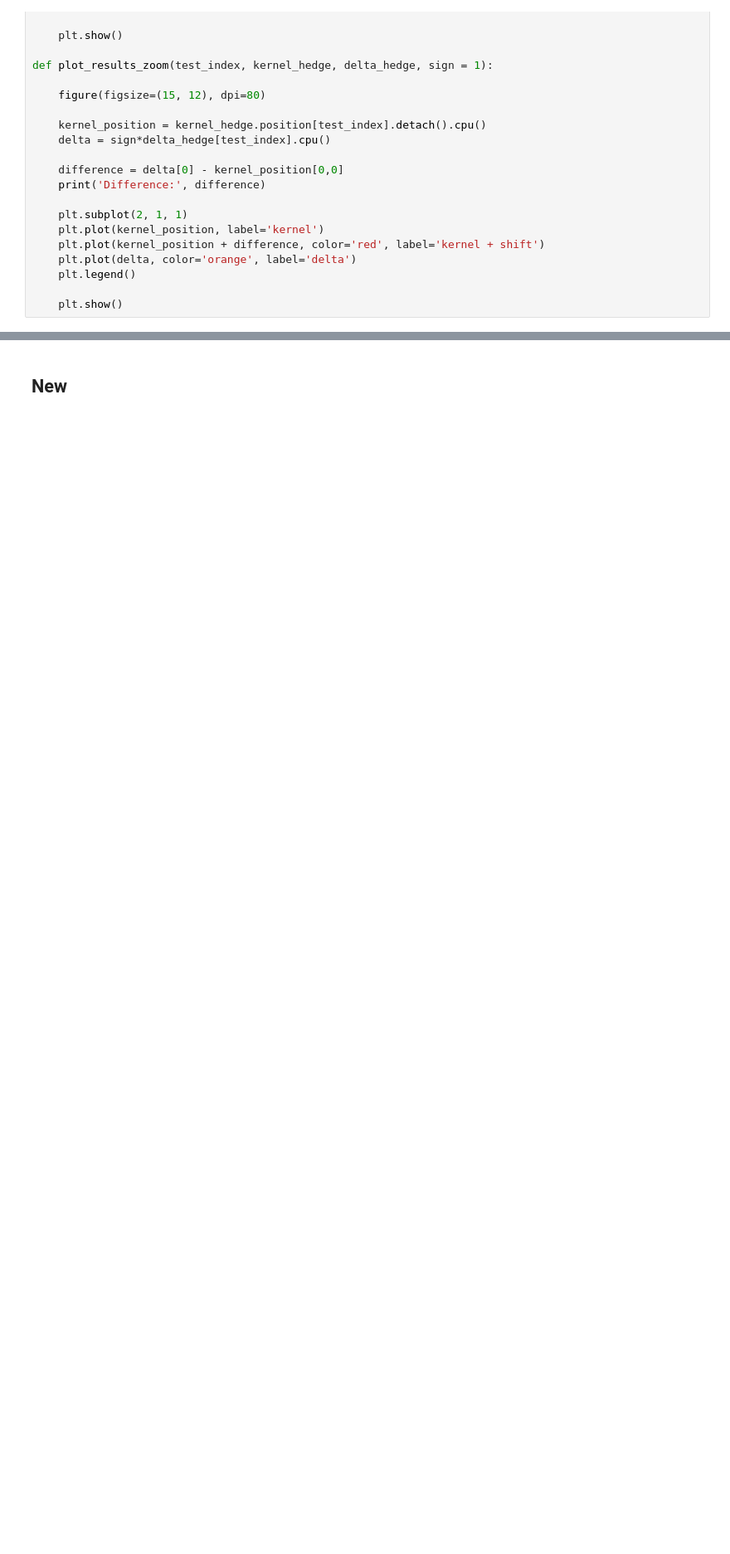
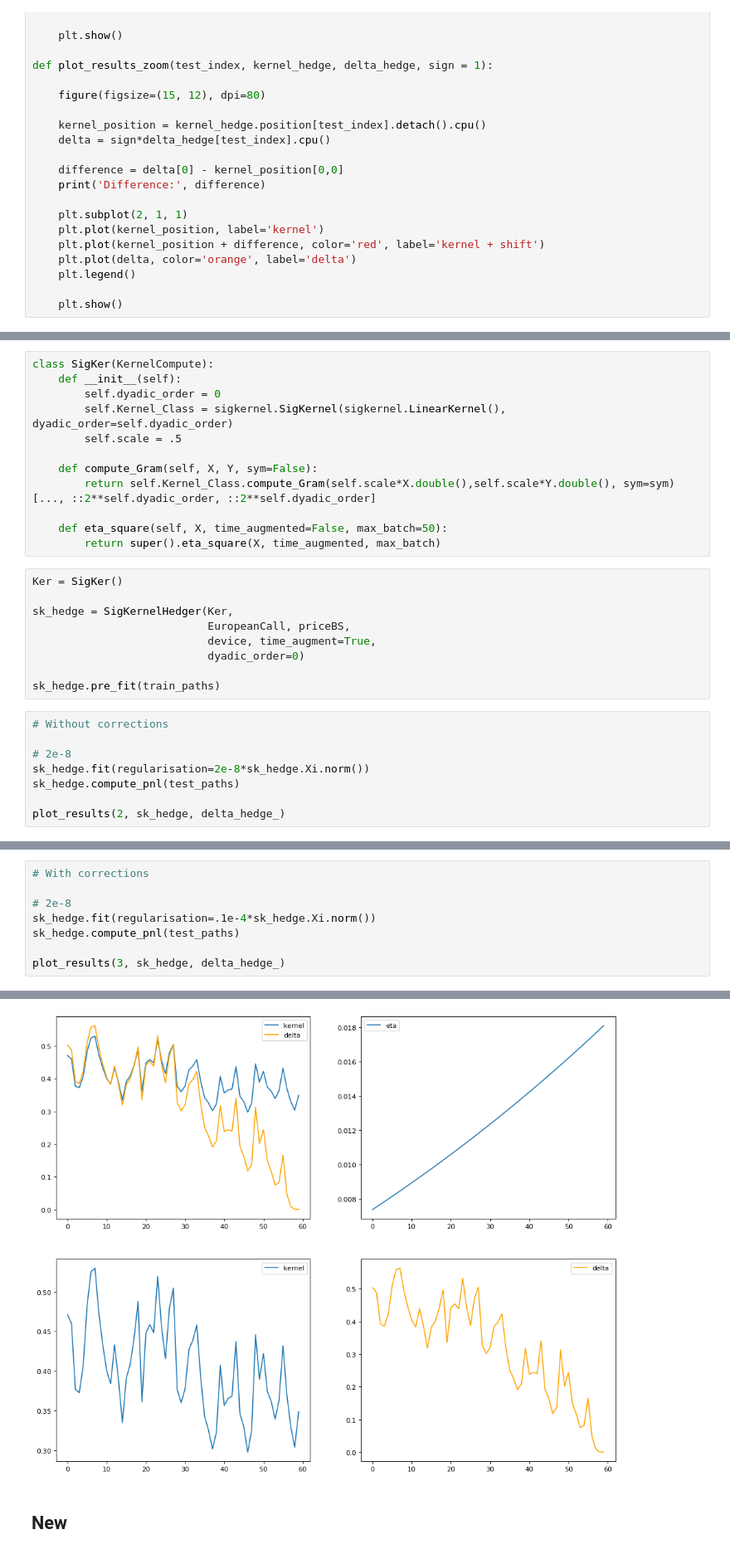
Before and after one commit to crispitagorico/stochastic_optimisation, a Jupyter notebook: kernel_hedge/notebooks/kernel_hedging.ipynb, the cells around one changed output, grey strips where cells are left out. Shown at 83% size. Drawn from its saved outputs; the diff is of its cells as text; blank space fills up the shorter version.

```diff
--- a/kernel_hedge/notebooks/kernel_hedging.ipynb
+++ b/kernel_hedge/notebooks/kernel_hedging.ipynb
@@ -162,0 +165,29 @@ def plot_results_zoom(test_index, kernel_hedge, delta_hedge, sign = 1):
+# %%
+class SigKer(KernelCompute):
+    def __init__(self):
+        self.dyadic_order = 0
+        self.Kernel_Class = sigkernel.SigKernel(sigkernel.LinearKernel(), dyadic_order=self.dyadic_order)
+        self.scale = .5
+
+    def compute_Gram(self, X, Y, sym=False):
+        return self.Kernel_Class.compute_Gram(self.scale*X.double(),self.scale*Y.double(), sym=sym)[..., ::2**self.dyadic_order, ::2**self.dyadic_order]
+
+    def eta_square(self, X, time_augmented=False, max_batch=50):
+        return super().eta_square(X, time_augmented, max_batch)
+# %%
+Ker = SigKer()
+
+sk_hedge = SigKernelHedger(Ker,
+                           EuropeanCall, priceBS,
+                           device, time_augment=True,
+                           dyadic_order=0)
+
+sk_hedge.pre_fit(train_paths)
+# %%
+# Without corrections
+
+# 2e-8
+sk_hedge.fit(regularisation=2e-8*sk_hedge.Xi.norm())
+sk_hedge.compute_pnl(test_paths)
+
+plot_results(2, sk_hedge, delta_hedge_)
@@ -162,0 +197,9 @@ def plot_results_zoom(test_index, kernel_hedge, delta_hedge, sign = 1):
+# %%
+# With corrections
+
+# 2e-8
+sk_hedge.fit(regularisation=.1e-4*sk_hedge.Xi.norm())
+sk_hedge.compute_pnl(test_paths)
+
+plot_results(3, sk_hedge, delta_hedge_)
+# %% [output]
@@ -163,3 +209,4 @@ def plot_results_zoom(test_index, kernel_hedge, delta_hedge, sign = 1):
+[figure, added]
 # %% [markdown]
 ## New
 # %%
```
Also changed, not shown: parts of 13 cells of this notebook, 5 other files.
